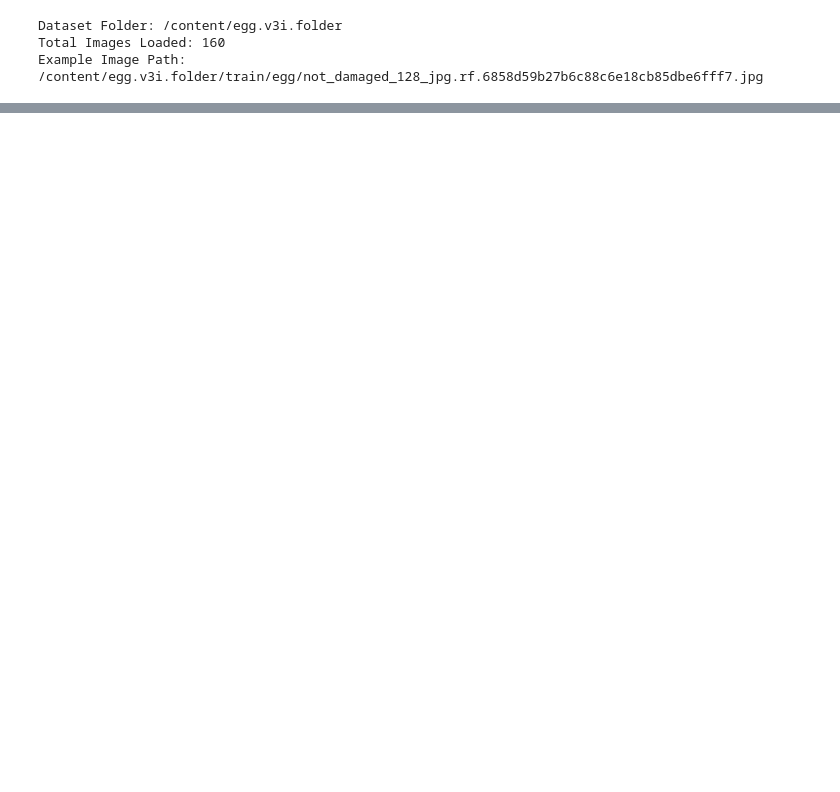
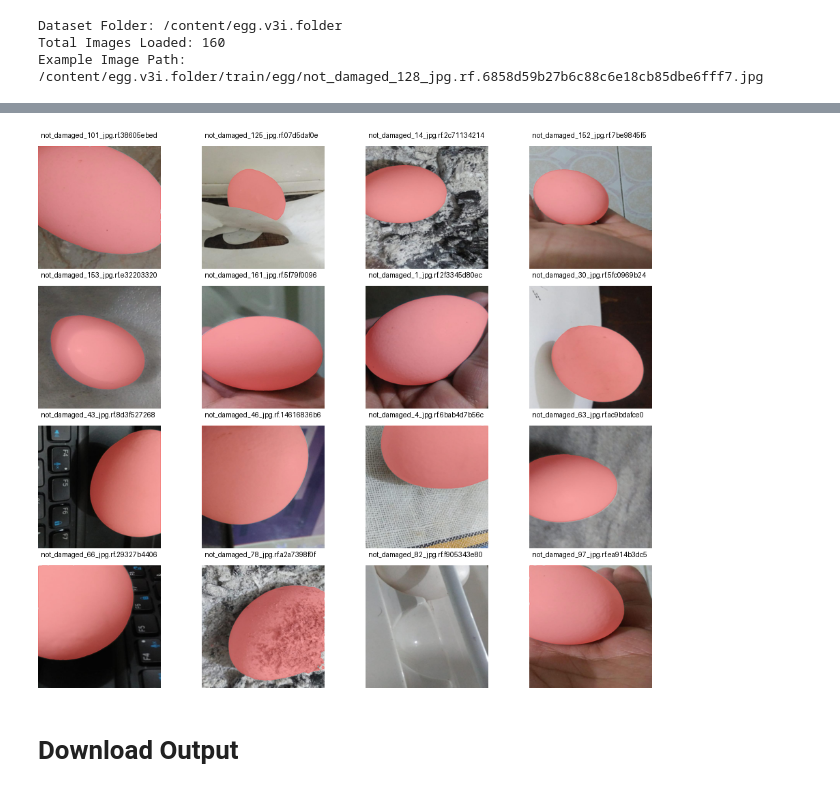
Before and after one commit to dptel22/Nosh-Robotics, a Jupyter notebook: Task_1.ipynb, the cells around one changed output, grey strips where cells are left out. Cells and saved outputs as stored; diff of their text form; code cells hidden in the pictures; blank space fills up the shorter version.

```diff
--- a/Task_1.ipynb
+++ b/Task_1.ipynb
@@ -214,0 +398,32 @@ NameError: name 'image_paths' is not defined
+# %%
+from PIL import ImageDraw
+from IPython.display import display
+import math
+
+overlay_files = sorted(OVERLAY_DIR.rglob("*.jpg"))[:16]
+
+cols = 4
+thumb_w, thumb_h = 240, 180
+cell_h = thumb_h + 25
+sheet = Image.new(
+    "RGB",
+    (cols * thumb_w, math.ceil(len(overlay_files) / cols) * cell_h),
+    "white",
+)
+draw = ImageDraw.Draw(sheet)
+
+for i, path in enumerate(overlay_files):
+    thumb = Image.open(path).convert("RGB")
+    thumb.thumbnail((thumb_w, thumb_h))
+
+    x = (i % cols) * thumb_w
+    y = (i // cols) * cell_h
+
+    draw.text((x + 4, y + 3), path.name[:32], fill="black")
+    sheet.paste(thumb, (x, y + 25))
+
+display(sheet)
+# %% [output]
+[figure, added]
+# %% [markdown]
+# Download Output
```
Also changed, not shown: parts of 18 cells of this notebook.
